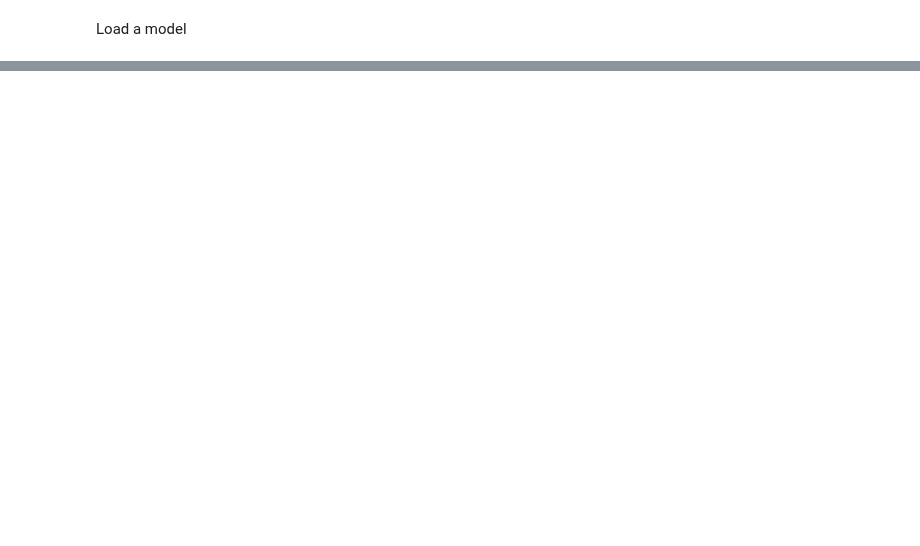
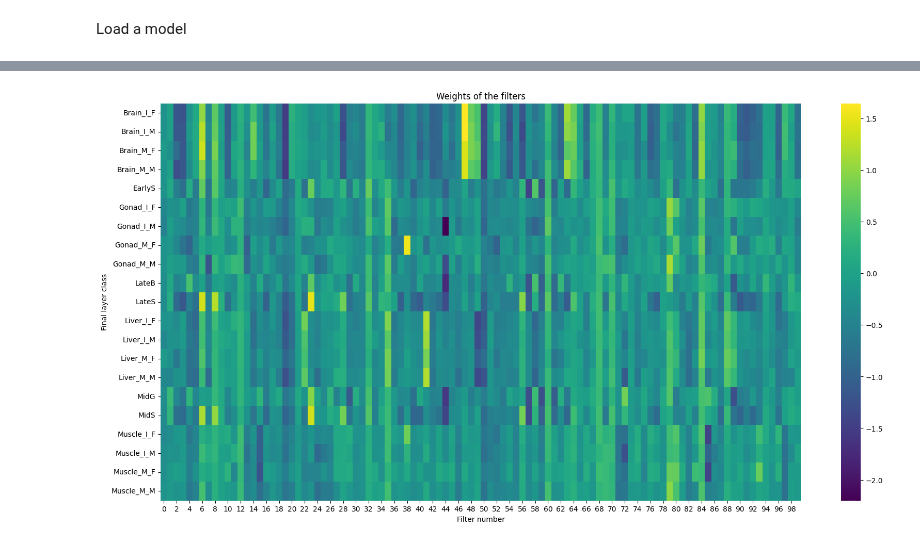
Before and after one commit to aslakbfj/Master, a Jupyter notebook: notebooks/HEATMAP.ipynb, the cells around one changed output, grey strips where cells are left out. Drawn from its saved outputs; the diff is of its cells as text; code cells hidden in the pictures; blank space fills up the shorter version.

```diff
--- a/notebooks/HEATMAP.ipynb
+++ b/notebooks/HEATMAP.ipynb
@@ -131,0 +242,10 @@ plt.savefig(model_dir + "/weights.png")
+# %%
+# make a heatmap of weights, y axis is the filter number, x axis is the position in the filter
+plt.figure(figsize=(20,10))
+sns.heatmap(weights, cmap="viridis")
+plt.ylabel("Final layer class")
+plt.xlabel("Filter number")
+plt.title("Weights of the filters")
+plt.show()
+# %% [output]
+[figure, added]
```
Also changed, not shown: parts of 28 cells of this notebook, 18 other files.
